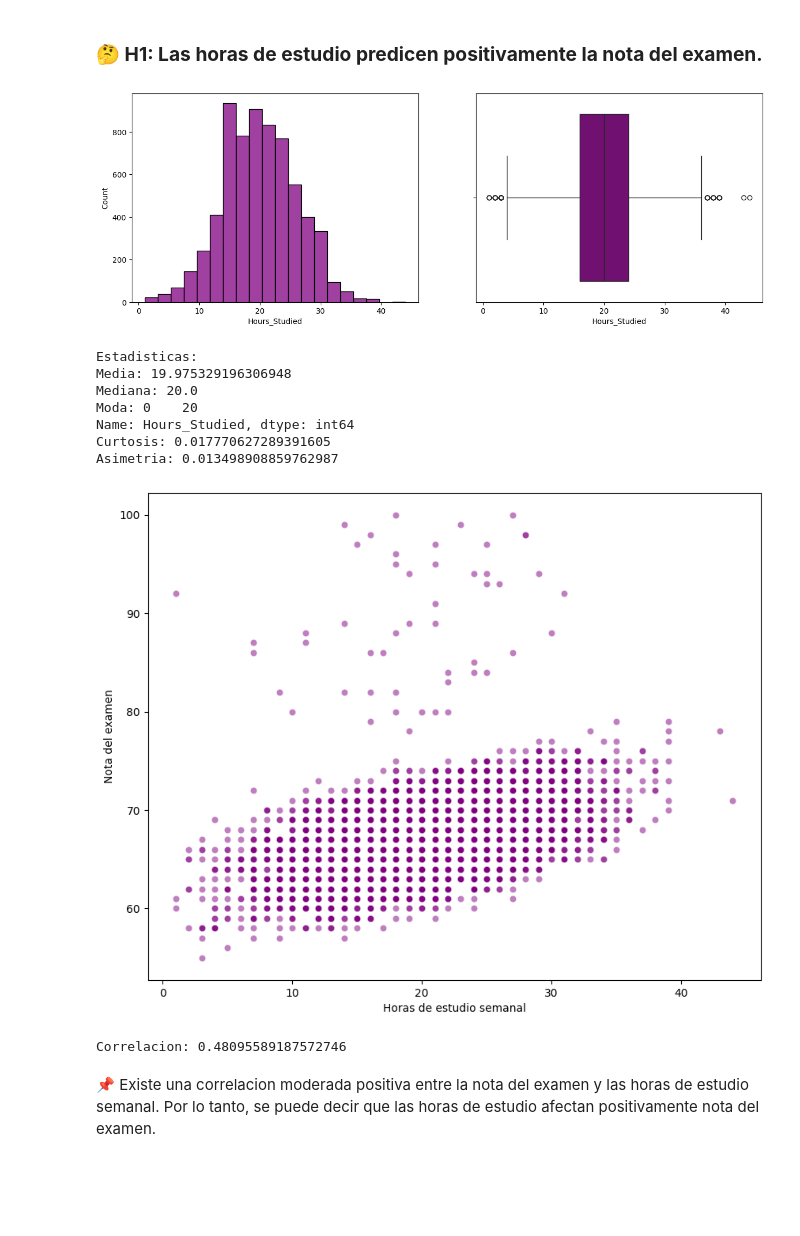
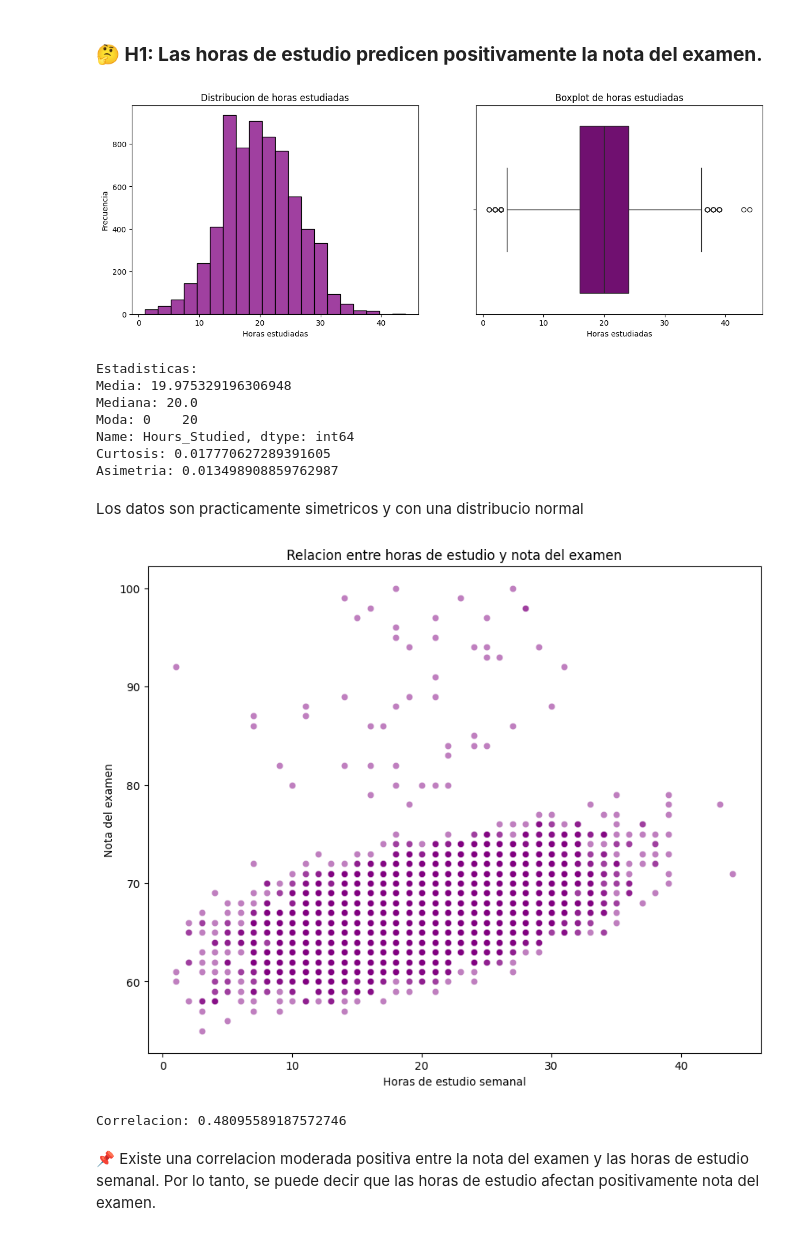
Before and after one commit to LuqGon/student_performance_factor-dsproject, a Jupyter notebook: student_performance_factors.ipynb, the cells around one changed output. Drawn from its saved outputs; the diff is of its cells as text; code cells hidden in the pictures; blank space fills up the shorter version.

```diff
--- a/student_performance_factors.ipynb
+++ b/student_performance_factors.ipynb
@@ -290,21 +295,26 @@ La mayoria de los estudiantes tuvieron una nota cerca de la media (67.23)
 # %%
 fig, axes = plt.subplots(1, 2, figsize=(15,5))
 sns.histplot(data=df, x="Hours_Studied", bins=20, ax=axes[0], color="purple")
 sns.boxplot(data=df, x="Hours_Studied", ax=axes[1], color="purple")
+axes[0].set_title("Distribucion de horas estudiadas")
+axes[0].set_xlabel("Horas estudiadas")
+axes[0].set_ylabel("Frecuencia")
+axes[1].set_title("Boxplot de horas estudiadas")
+axes[1].set_xlabel("Horas estudiadas")
 plt.show()
 media = df["Hours_Studied"].mean()
 mediana = df["Hours_Studied"].median()
 moda = df["Hours_Studied"].mode()
 curtosis = df["Hours_Studied"].kurt()
 asimetria = df["Hours_Studied"].skew()
 print("Estadisticas: ")
 print(f"Media: {media}")
 print(f"Mediana: {mediana}")
 print(f"Moda: {moda}")
 print(f"Curtosis: {curtosis}")
 print(f"Asimetria: {asimetria}")
 # %% [output]
-[figure, old version]
+[figure, new version]
 Estadisticas:
 Media: 19.975329196306948
 Mediana: 20.0
@@ -312,16 +322,19 @@ Moda: 0    20
 Name: Hours_Studied, dtype: int64
 Curtosis: 0.017770627289391605
 Asimetria: 0.013498908859762987
+# %% [markdown]
+Los datos son practicamente simetricos y con una distribucio normal
 # %%
 plt.figure(figsize=(10,8))
 sns.scatterplot(data=df, x="Hours_Studied", y="Exam_Score", color="purple", alpha=0.5)
+plt.title("Relacion entre horas de estudio y nota del examen")
 plt.ylabel("Nota del examen")
 plt.xlabel("Horas de estudio semanal")
 plt.show()
 correlacion = df['Hours_Studied'].corr(df['Exam_Score'],method='spearman')
 print(f"Correlacion: {correlacion}")
 # %% [output]
-[figure, old version]
+[figure, new version]
 Correlacion: 0.48095589187572746
 # %% [markdown]
 📌 Existe una correlacion moderada positiva entre la nota del examen y las horas de estudio semanal. Por lo tanto, se puede decir que las horas de estudio afectan positivamente nota del examen.
```
Also changed, not shown: parts of 11 cells of this notebook.
